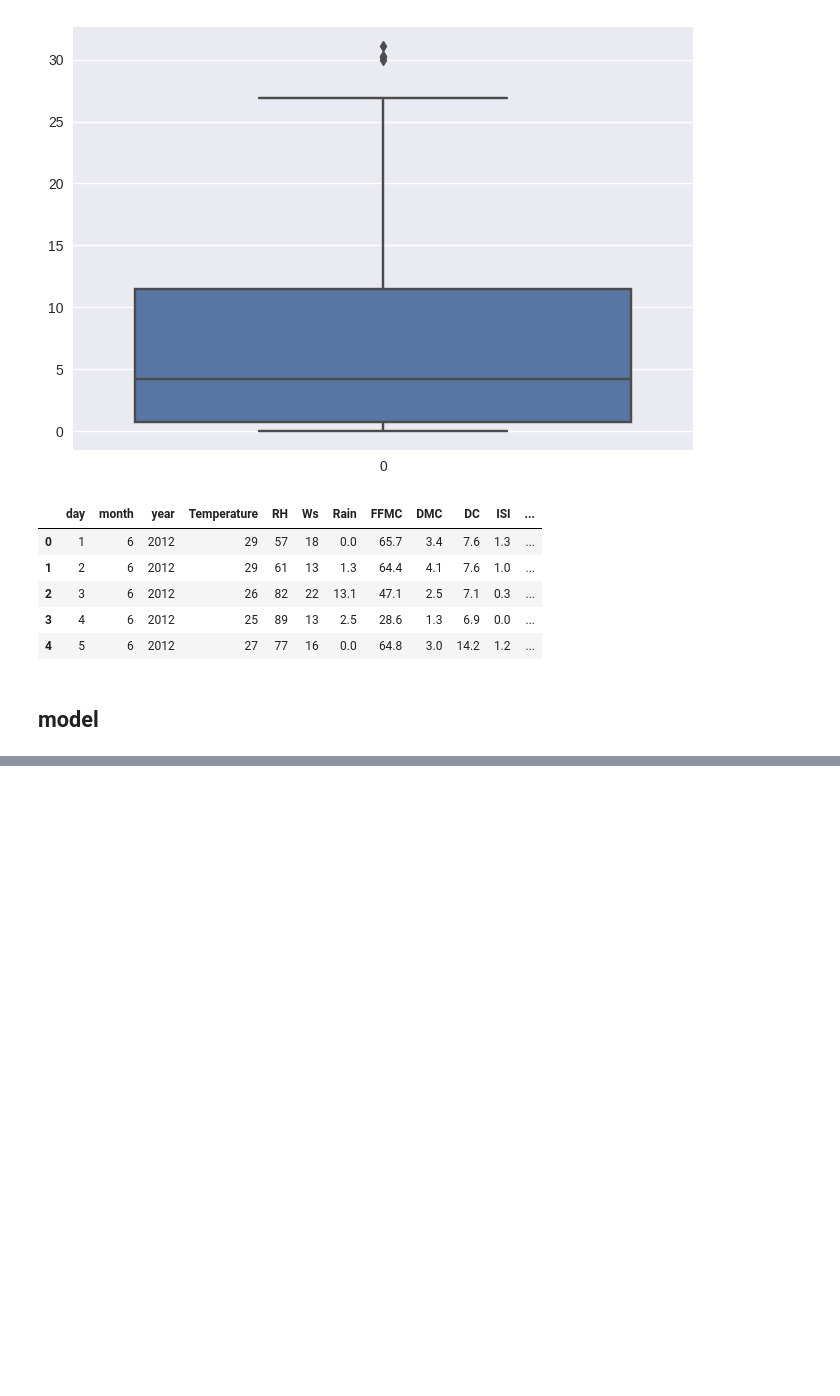
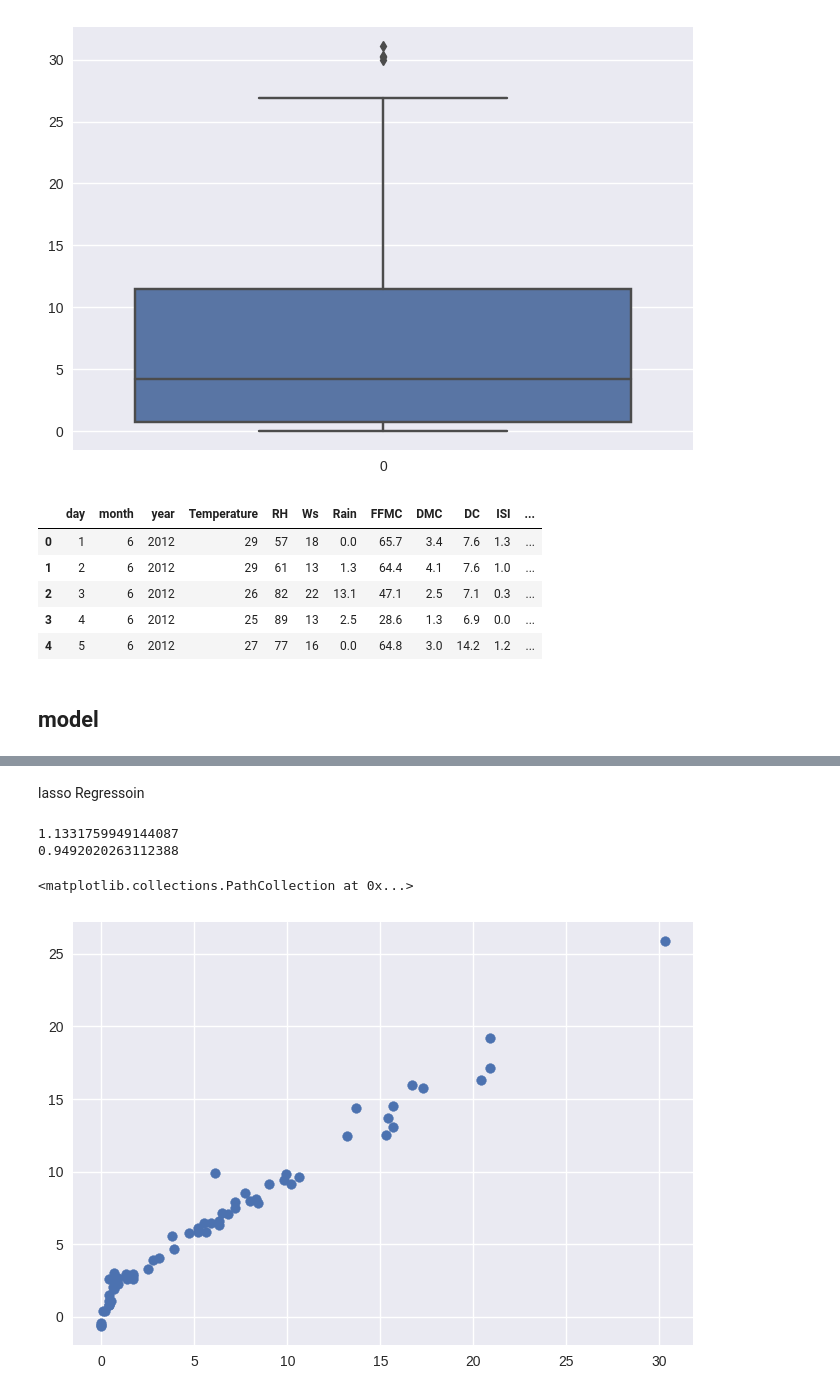
Before and after one commit to Geeth-Rath/A-ML, a Jupyter notebook: Forest_Dataset.ipynb, the cells around one changed output, grey strips where cells are left out. Saved outputs shown, nothing was run; the diff lists cells and outputs as text; code cells hidden in the pictures; blank space fills up the shorter version.

```diff
--- a/Forest_Dataset.ipynb
+++ b/Forest_Dataset.ipynb
@@ -369,0 +557,23 @@ df_orginal
+# %% [markdown]
+lasso Regressoin
+# %%
+from sklearn.linear_model import Lasso
+from sklearn.metrics import mean_absolute_error, r2_score
+lasso = Lasso()
+lasso.fit(x_train_scaler, y_train)
+y_pred = lasso.predict(x_test_scaler)
+
+
+
+mae = mean_absolute_error(y_test, y_pred)
+score = r2_score(y_test, y_pred)
+print(mae)
+print(score)
+
+
+plt.scatter(y_test,y_pred)
+# %% [output]
+1.1331759949144087
+0.9492020263112388
+<matplotlib.collections.PathCollection at 0x...>
+[figure, added]
```
Also changed, not shown: parts of 29 cells of this notebook.
